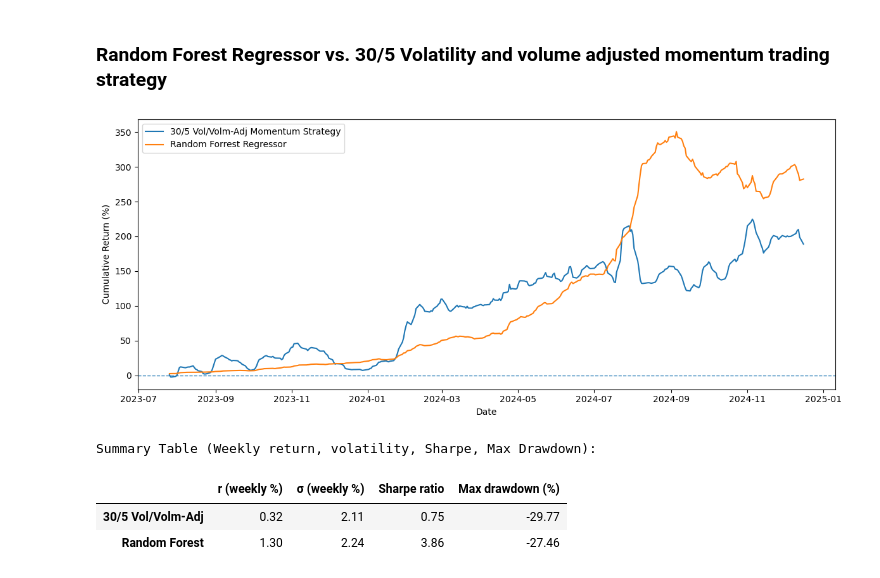
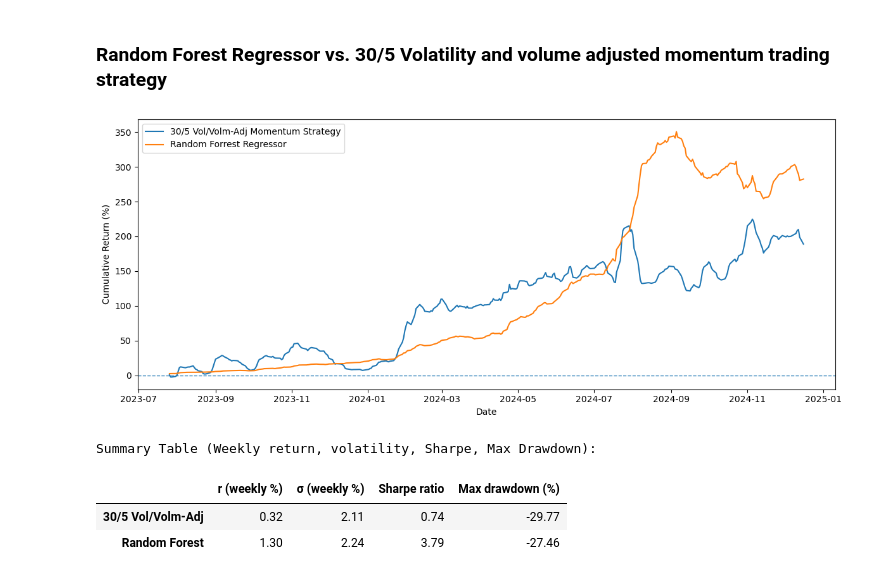
Before and after one commit to rtl959/Seminar-econometric-Financial-application, a Jupyter notebook: Full_code.ipynb, the cells around one changed output. Cells and saved outputs as stored; diff of their text form; code cells hidden in the pictures.

```diff
--- a/Full_code.ipynb
+++ b/Full_code.ipynb
@@ -1524,7 +1524,7 @@ import matplotlib.pyplot as plt
 
 J_star = 30
 K_star = 5
-periods_per_year = 52
+periods_per_year = 50
 
 mom_frame = volvolm_results[J_star][0]
 mom_r = (mom_frame["MomentumProfit"] / 100.0).rename("MOM")
@@ -1554,32 +1554,32 @@ def max_drawdown(r):
     dd = w / w.cummax() - 1.0
     return float(dd.min())
 
 def summary_stats(s, rf_weekly, periods_per_year):
     s = pd.Series(s).dropna()
     mu = float(s.mean())
     sig = float(s.std(ddof=1))
     sharpe = (mu - rf_weekly) / sig * np.sqrt(periods_per_year)
     mdd = max_drawdown(s)
     return mu * 100.0, sig * 100.0, sharpe, mdd * 100.0
 
 mom_mu, mom_sig, mom_sh, mom_mdd = summary_stats(mom_r, rf_weekly, periods_per_year)
 rf_mu, rf_sig, rf_sh, rf_mdd = summary_stats(rf_r, rf_weekly, periods_per_year)
 
 summary = pd.DataFrame(
     {
         "r (weekly %)": [mom_mu, rf_mu],
         "σ (weekly %)": [mom_sig, rf_sig],
         "Sharpe ratio": [mom_sh, rf_sh],
         "Max drawdown (%)": [mom_mdd, rf_mdd],
     },
     index=[f"{J_star}/{K_star} Vol/Volm-Adj", "Random Forest"],
 )
 
 print("Summary Table (Weekly return, volatility, Sharpe, Max Drawdown):")
 display(summary.round(2))
 # %% [output]
 [figure]
 Summary Table (Weekly return, volatility, Sharpe, Max Drawdown):
 |  | r (weekly %) | σ (weekly %) | Sharpe ratio | Max drawdown (%) |
-| 30/5 Vol/Volm-Adj | 0.32 | 2.11 | 0.75 | -29.77 |
-| Random Forest | 1.30 | 2.24 | 3.86 | -27.46 |
+| 30/5 Vol/Volm-Adj | 0.32 | 2.11 | 0.74 | -29.77 |
+| Random Forest | 1.30 | 2.24 | 3.79 | -27.46 |
```
Also changed, not shown: parts of 1 cell of this notebook, 1 other file.
